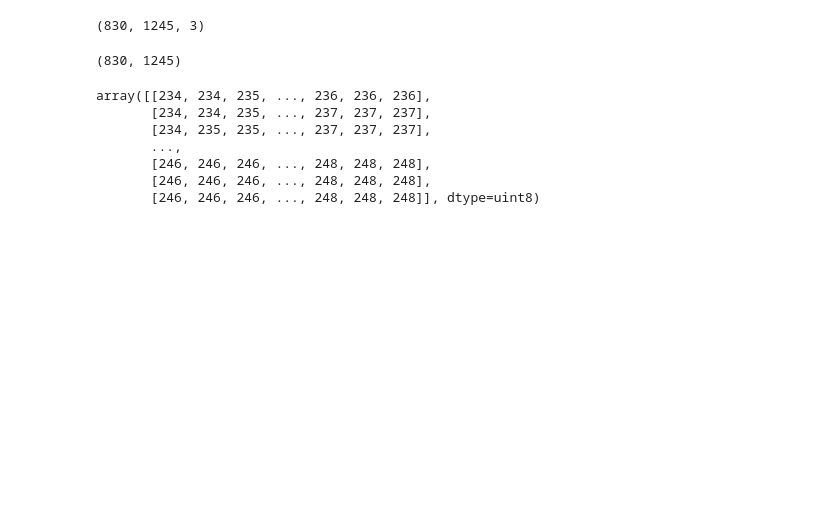
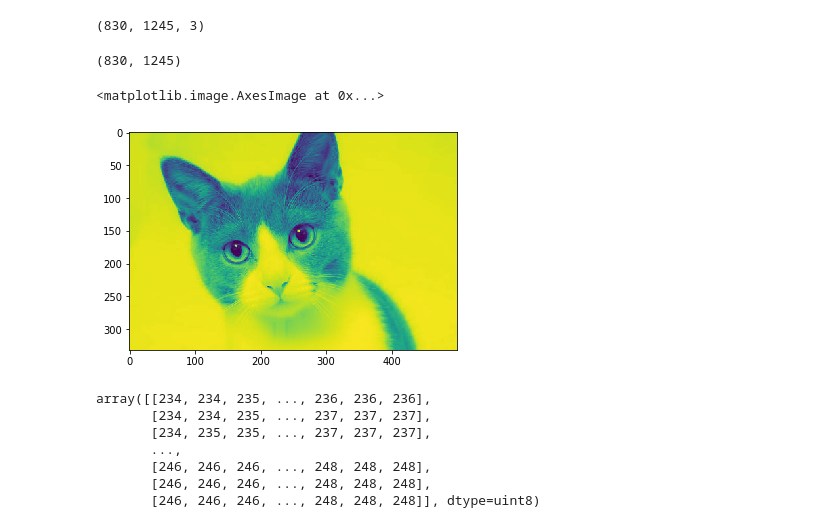
Before and after one commit to shub9699/Open_CV, a Jupyter notebook: 3 .Grayscaling.ipynb, the cells around one changed output. Cells and saved outputs as stored; diff of their text form; code cells hidden in the pictures; blank space fills up the shorter version.

```diff
--- a/3 .Grayscaling.ipynb
+++ b/3 .Grayscaling.ipynb
@@ -32,6 +38,11 @@ cv2.destroyAllWindows()
 # %%
 #Another method faster method
 img = cv2.imread('D:/Python/Open CV/Open CV basic/Data/cat.jpeg',0)
+# %%
+plt.imshow(img)
+# %% [output]
+<matplotlib.image.AxesImage at 0x...>
+[figure, added]
 # %%
 img
 # %% [output]
```
Also changed, not shown: parts of 4 cells of this notebook.
